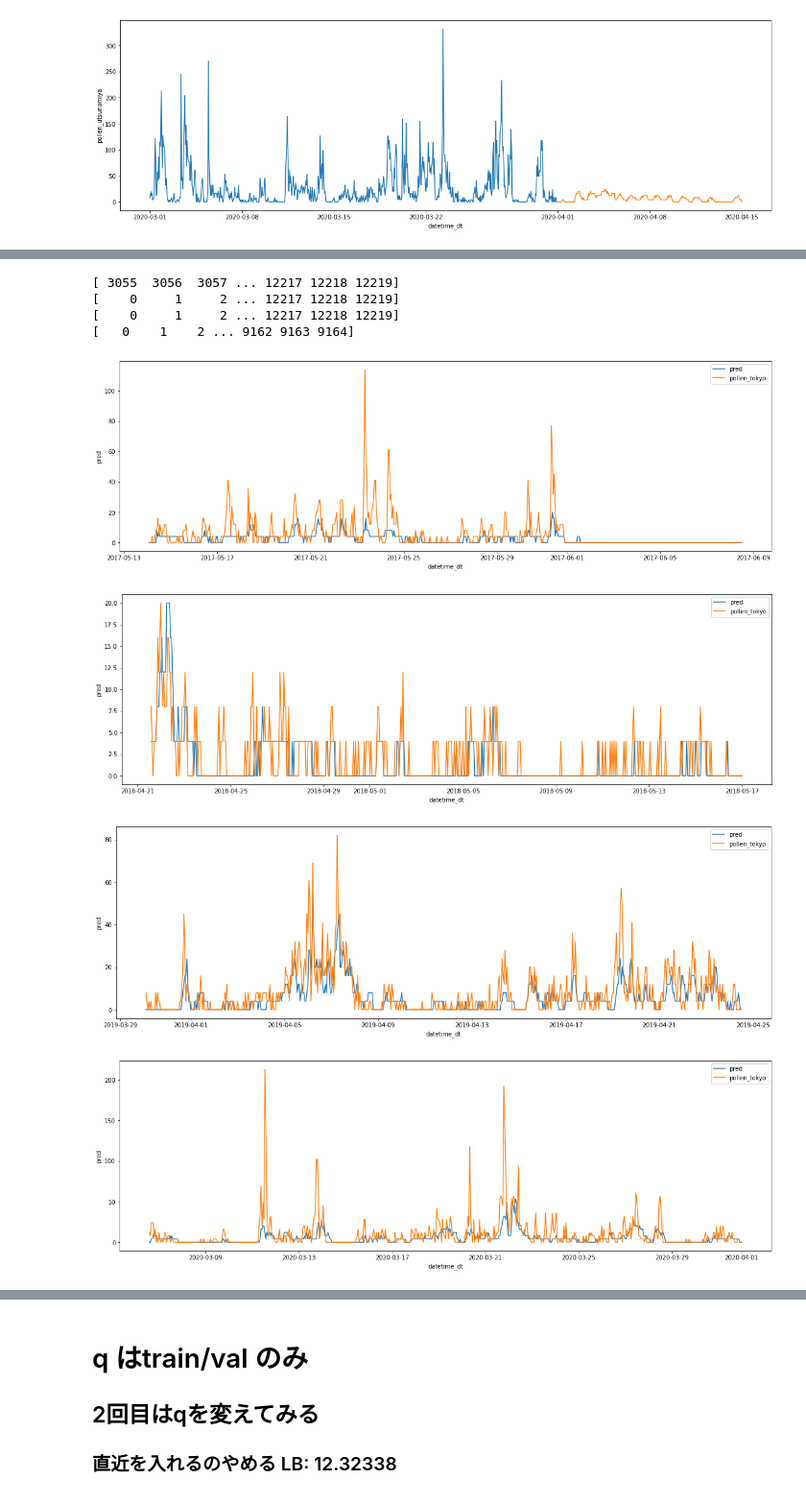
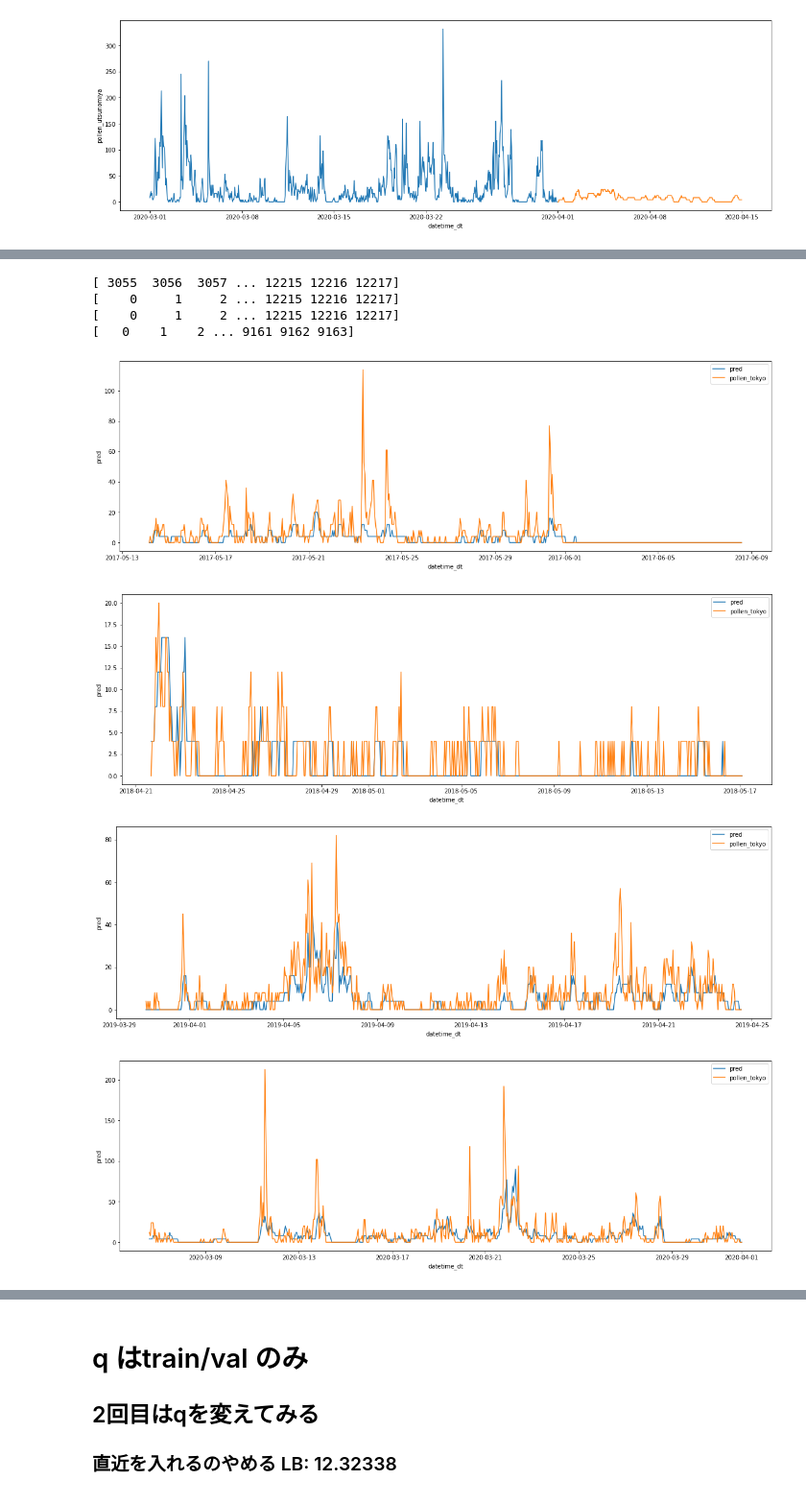
Before and after one commit to masaponto/kafun_solution, a Jupyter notebook: exp11/lgbm_kfold3.ipynb, the cells around one changed output, grey strips where cells are left out. Shown at 96% size. Saved outputs shown, nothing was run; the diff lists cells and outputs as text; code cells hidden in the pictures.

```diff
--- a/exp11/lgbm_kfold3.ipynb
+++ b/exp11/lgbm_kfold3.ipynb
@@ -1362,7 +1366,8 @@ def convert_pollen_total_2020(df: pd.DataFrame, target_cols: List[str], total_po
             pollen_list = df[col].unique().tolist()
             if year == 2020:
                 continue
-            _df.loc[_df[col] < 0 , col] = 0
+            #_df.loc[_df[col] < 0 , col] = 0
+            _df = _df[_df[col] >= 0].reset_index(drop=True)
             _df[col] = _df[col] * (total_pollen_2020[i] / _df[col].sum())
             _df[col] = _df[col].apply(lambda x: getNearestValue(pollen_list, x))
 
@@ -1392,8 +1397,7 @@ _df_cb, _df_test_cb = make_feature(df_train, df_test, make_feature_cb)
 # %%
 # ut
 
-_df_ut = convert_pollen_total_2020(_df_ut, ["pollen_utsunomiya"], [47848.946232729206])
-
+_df_ut = convert_pollen_total_2020(_df_ut, ["pollen_utsunomiya"], [total_pollen_2020_ut])
 
 prediction_ut_1, scores_ut, df_imps_ut, _val_scores_ut, v_test_scores_ut = run_train(
     _df_ut,
@@ -1413,6 +1417,6 @@ prediction_ut_1, scores_ut, df_imps_ut, _val_scores_ut, v_test_scores_ut = run_t
 # %%
 # tk
-_df_tk = convert_pollen_total_2020(_df_tk, ["pollen_tokyo"], [28232.168622513003])
+_df_tk = convert_pollen_total_2020(_df_tk, ["pollen_tokyo"], [total_pollen_2020_tk])
 
 prediction_tk_1, scores_tk, df_imps_tk, _val_scores_tk, v_test_scores_tk = run_train(
         _df_tk, _df_test_tk, q_tk, "pollen_tokyo"
@@ -1428,7 +1432,7 @@ prediction_tk_1, scores_tk, df_imps_tk, _val_scores_tk, v_test_scores_tk = run_t
 [figure]
 # %%
 # cb
-_df_cb = convert_pollen_total_2020(_df_cb, ["pollen_chiba"], [32978.780406463025])
+_df_cb = convert_pollen_total_2020(_df_cb, ["pollen_chiba"], [total_pollen_2020_cb])
 
 prediction_cb_1, scores_cb, df_imps_cb, _val_scores_cb, v_test_scores_cb = run_train(
         _df_cb, _df_test_cb, q_cb, "pollen_chiba"
@@ -1536,26 +1544,26 @@ sns.barplot(data=df_imps_ut.head(30), x="feat_imp", y="columns")
 # %%
 _df_test_tk_2["pollen_utsunomiya"] = prediction_ut_1
 _df_test_tk_2["pollen_chiba"] = prediction_cb_1
 _df_test_tk_2["pollen_tokyo_pseudo"] = prediction_tk_1
 
 _df_tk_2["pollen_tokyo_pseudo"] = _df_tk["pollen_tokyo"]
-
+_df_tk_2 = convert_pollen_total_2020(_df_tk_2, ["pollen_utsunomiya", "pollen_chiba"], [total_pollen_2020_ut, total_pollen_2020_cb])
 _df_tk_2, _df_test_tk_2 = make_feature(
     _df_tk_2, _df_test_tk_2, make_feature_tk_2, cols=["pollen_tokyo"]
 )
 
 prediction_tk, scores_tk, df_imps_tk, _val_scores_tk, v_test_scores_tk = run_train(
     _df_tk_2, _df_test_tk_2, q_tk, "pollen_tokyo", label_cols=["pollen_tokyo"]
 )
 # %% [output]
-[ 3055  3056  3057 ... 12217 12218 12219]
-[    0     1     2 ... 12217 12218 12219]
-[    0     1     2 ... 12217 12218 12219]
-[   0    1    2 ... 9162 9163 9164]
+[ 3055  3056  3057 ... 12215 12216 12217]
+[    0     1     2 ... 12215 12216 12217]
+[    0     1     2 ... 12215 12216 12217]
+[   0    1    2 ... 9161 9162 9163]
-[figure, old version]
+[figure, new version]
-[figure, old version]
+[figure, new version]
-[figure, old version]
+[figure, new version]
-[figure, old version]
+[figure, new version]
 # %%
 __df_test = _df_test_tk.copy()
 __df_test["pollen_tokyo"] = prediction_tk
```
Also changed, not shown: parts of 14 cells of this notebook.
